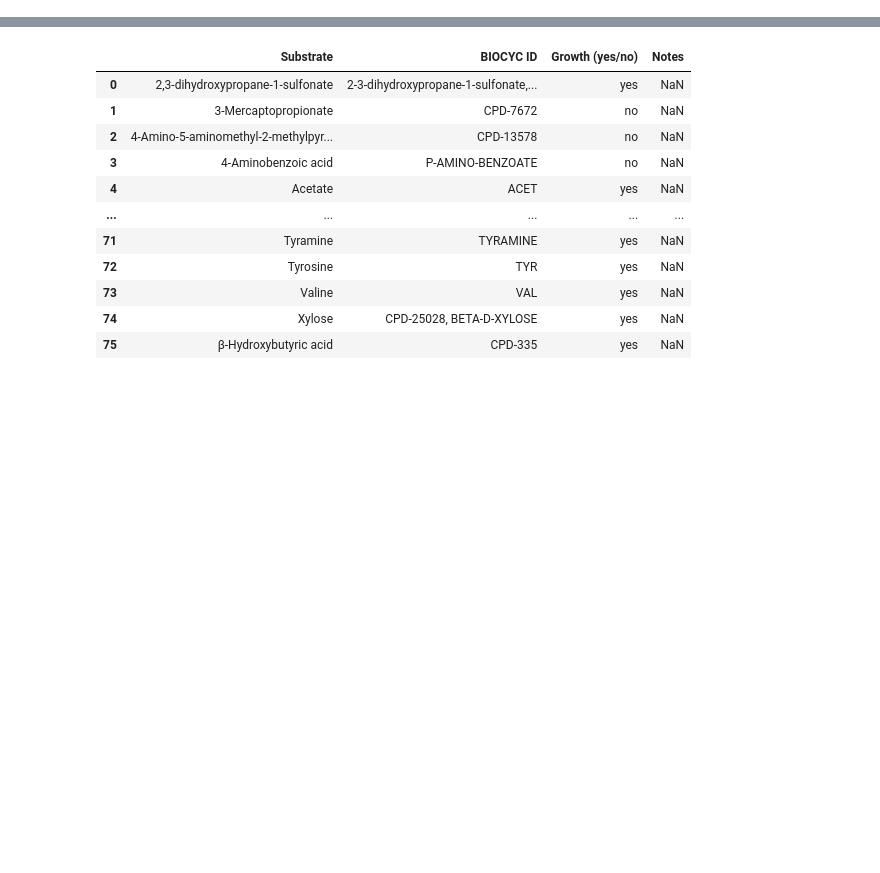
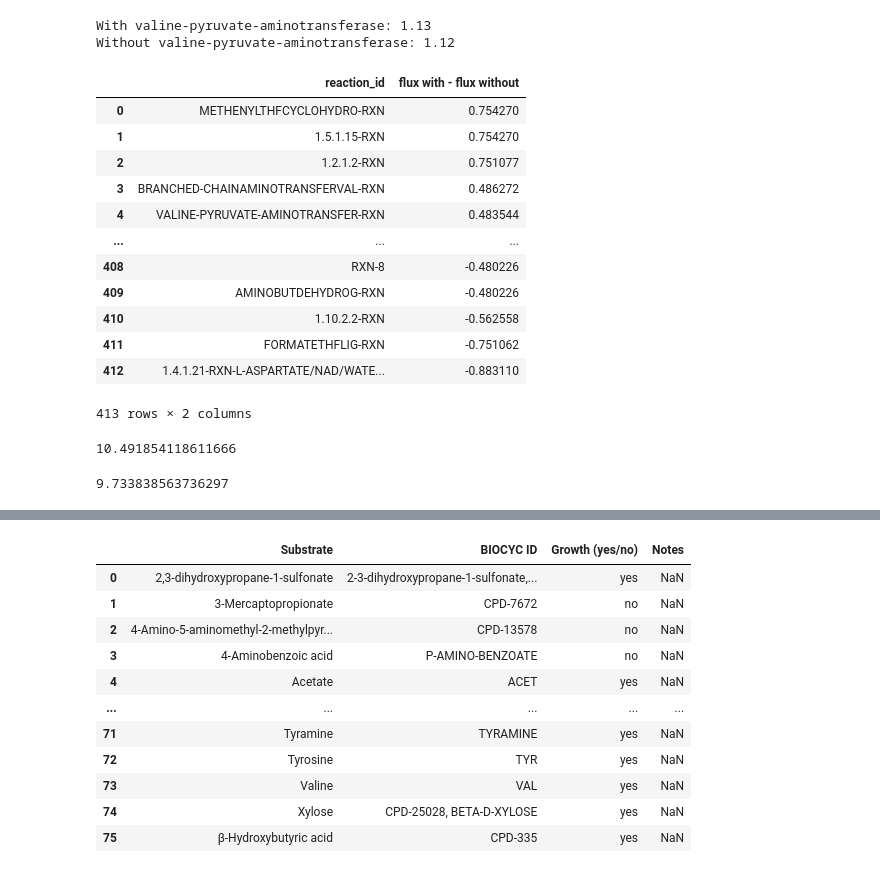
Before and after one commit to C-CoMP-STC/rpom-fba, a Jupyter notebook: figures/growth_no_growth.ipynb, the cells around one changed output, grey strips where cells are left out. Saved outputs shown, nothing was run; the diff lists cells and outputs as text; code cells hidden in the pictures; blank space fills up the shorter version.

```diff
--- a/figures/growth_no_growth.ipynb
+++ b/figures/growth_no_growth.ipynb
@@ -21,0 +22,42 @@ atpm.bounds = (25, 25)
+# %%
+with model:
+    ex_ace.bounds = (0, 0)
+    ex_glc.bounds = (-10, 0)
+
+    sol1 = model.optimize()
+
+    problematique = model.reactions.get_by_id("VALINE-PYRUVATE-AMINOTRANSFER-RXN")
+    problematique.bounds = (0, 0)
+
+    sol2 = model.optimize()
+
+print(f"With valine-pyruvate-aminotransferase: {sol1.objective_value:.2f}")
+print(f"Without valine-pyruvate-aminotransferase: {sol2.objective_value:.2f}")
+
+flux_diffs = sol1.fluxes - sol2.fluxes
+flux_diffs = flux_diffs[flux_diffs != 0]
+flux_diffs.sort_values(ascending=False).reset_index().rename(columns={"index": "reaction_id", "fluxes": "flux with - flux without"})
+# %% [output]
+With valine-pyruvate-aminotransferase: 1.13
+Without valine-pyruvate-aminotransferase: 1.12
+|  | reaction_id | flux with - flux without |
+| 0 | METHENYLTHFCYCLOHYDRO-RXN | 0.754270 |
+| 1 | 1.5.1.15-RXN | 0.754270 |
+| 2 | 1.2.1.2-RXN | 0.751077 |
+| 3 | BRANCHED-CHAINAMINOTRANSFERVAL-RXN | 0.486272 |
+| 4 | VALINE-PYRUVATE-AMINOTRANSFER-RXN | 0.483544 |
+| ... | ... | ... |
+| 408 | RXN-8 | -0.480226 |
+| 409 | AMINOBUTDEHYDROG-RXN | -0.480226 |
+| 410 | 1.10.2.2-RXN | -0.562558 |
+| 411 | FORMATETHFLIG-RXN | -0.751062 |
+| 412 | 1.4.1.21-RXN-L-ASPARTATE/NAD/WATE... | -0.883110 |
+413 rows × 2 columns
+# %%
+sol1.fluxes["METHENYLTHFCYCLOHYDRO-RXN"]
+# %% [output]
+10.491854118611666
+# %%
+sol2.fluxes["METHENYLTHFCYCLOHYDRO-RXN"]
+# %% [output]
+9.733838563736297
```
Also changed, not shown: parts of 7 cells of this notebook, 21 other files.
